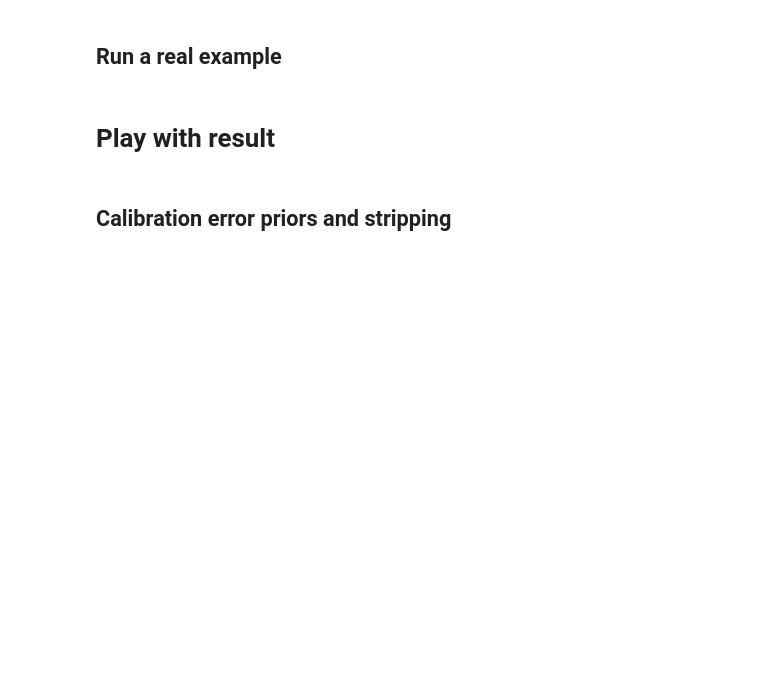
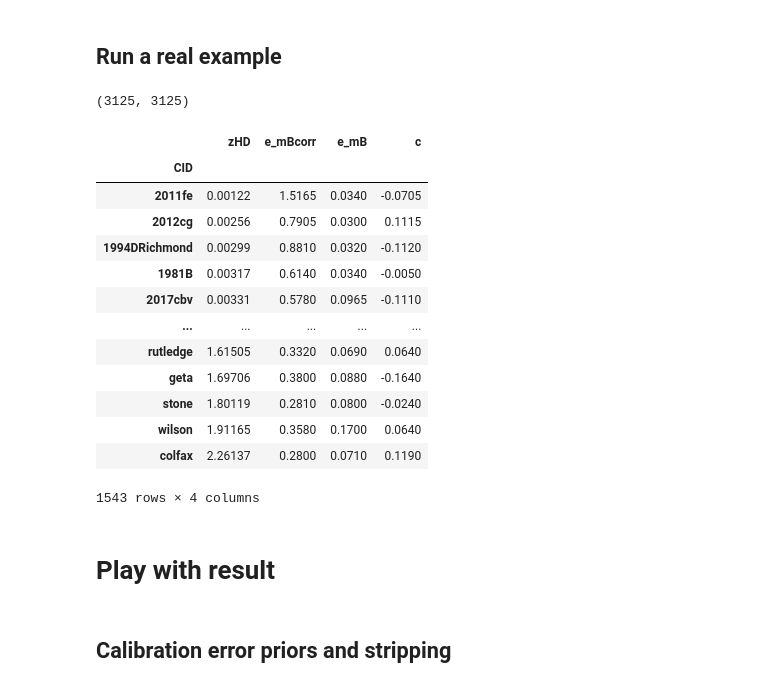
Before and after one commit to AlexGKim/UNITY3, a Jupyter notebook: nb/Simplest.ipynb, the cells around one changed output. Saved outputs shown, nothing was run; the diff lists cells and outputs as text; code cells hidden in the pictures; blank space fills up the shorter version.

```diff
--- a/nb/Simplest.ipynb
+++ b/nb/Simplest.ipynb
@@ -1043,6 +1076,27 @@ w0CDM
 0.18126531058169423
 # %% [markdown]
 ## Run a real example
+# %%
+F.shape
+# %% [output]
+(3125, 3125)
+# %%
+df
+# %% [output]
+|  | zHD | e_mBcorr | e_mB | c |
+| CID |  |  |  |  |
+| 2011fe | 0.00122 | 1.5165 | 0.0340 | -0.0705 |
+| 2012cg | 0.00256 | 0.7905 | 0.0300 | 0.1115 |
+| 1994DRichmond | 0.00299 | 0.8810 | 0.0320 | -0.1120 |
+| 1981B | 0.00317 | 0.6140 | 0.0340 | -0.0050 |
+| 2017cbv | 0.00331 | 0.5780 | 0.0965 | -0.1110 |
+| ... | ... | ... | ... | ... |
+| rutledge | 1.61505 | 0.3320 | 0.0690 | 0.0640 |
+| geta | 1.69706 | 0.3800 | 0.0880 | -0.1640 |
+| stone | 1.80119 | 0.2810 | 0.0800 | -0.0240 |
+| wilson | 1.91165 | 0.3580 | 0.1700 | 0.0640 |
+| colfax | 2.26137 | 0.2800 | 0.0710 | 0.1190 |
+1543 rows × 4 columns
 # %%
 cosmo = jc.Planck15()
 Omega_c=cosmo.Omega_c
```
Also changed, not shown: parts of 5 cells of this notebook.
